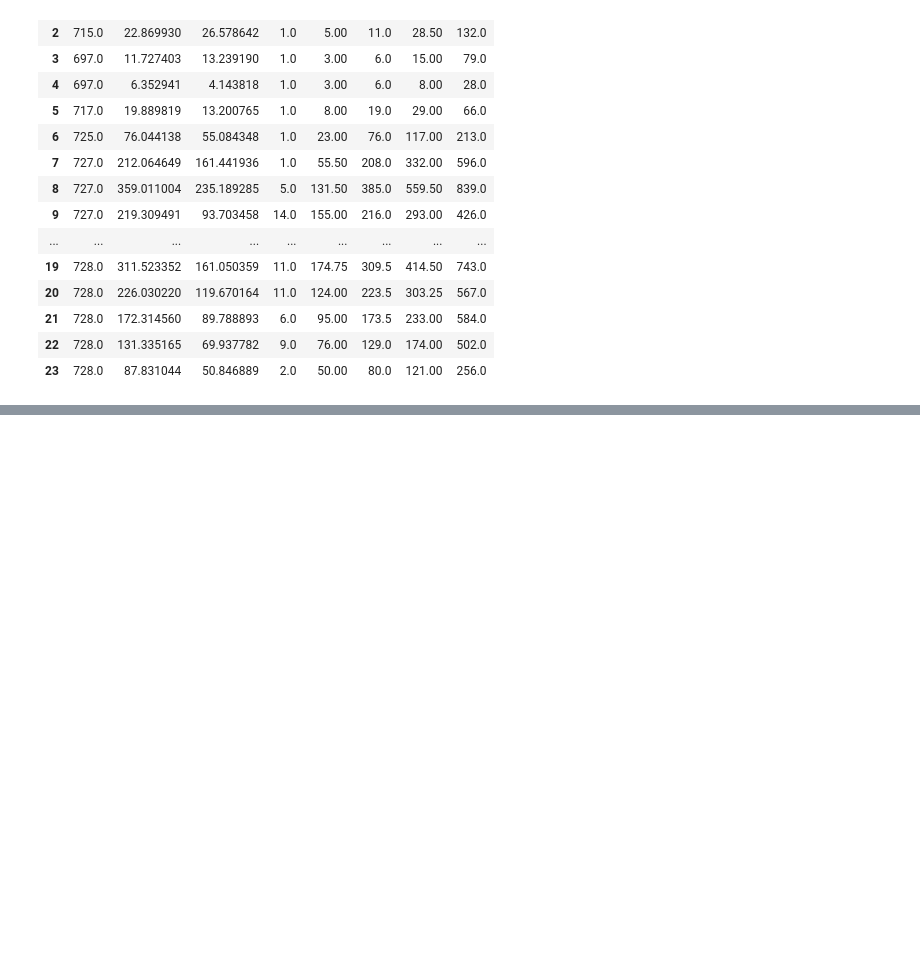
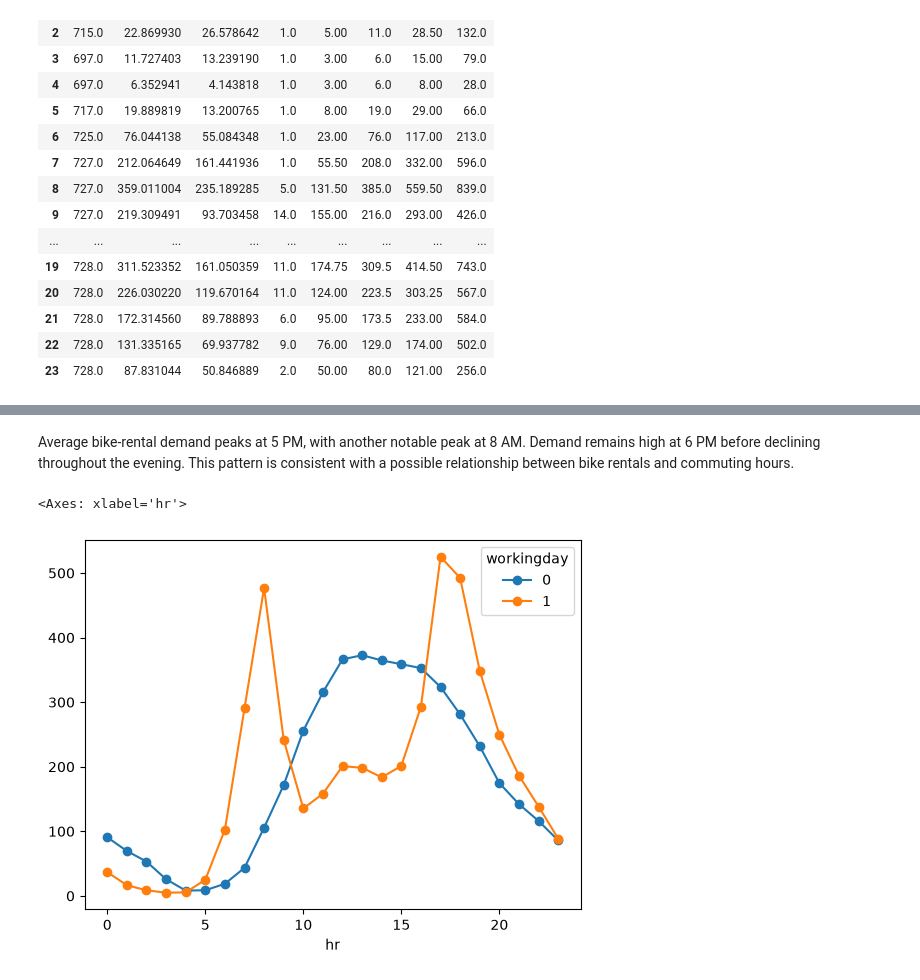
Before and after one commit to GregJackalis/bike-rental-demand-predictor, a Jupyter notebook: notebooks/prediction.ipynb, the cells around one changed output, grey strips where cells are left out. Drawn from its saved outputs; the diff is of its cells as text; code cells hidden in the pictures; blank space fills up the shorter version.

```diff
--- a/notebooks/prediction.ipynb
+++ b/notebooks/prediction.ipynb
@@ -300,0 +332,16 @@ display(hourly_stats)
+# %% [markdown]
+Average bike-rental demand peaks at 5 PM, with another notable peak at 8 AM. Demand remains high at 6 PM before declining throughout the evening. This pattern is consistent with a possible relationship between bike rentals and commuting hours.
+# %%
+hourly_days = (
+    df.groupby(["hr", "workingday"])["cnt"]
+      .mean()
+      .unstack()
+)
+
+hourly_days.plot(
+    kind="line",
+    marker="o"
+)
+# %% [output]
+<Axes: xlabel='hr'>
+[figure, added]
```
Also changed, not shown: parts of 10 cells of this notebook.
